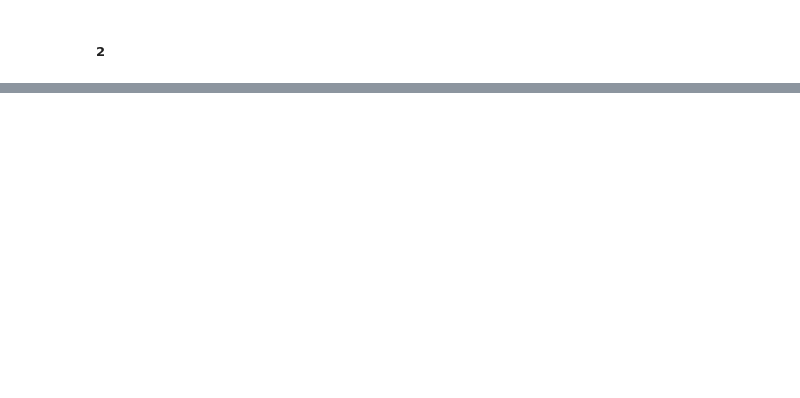
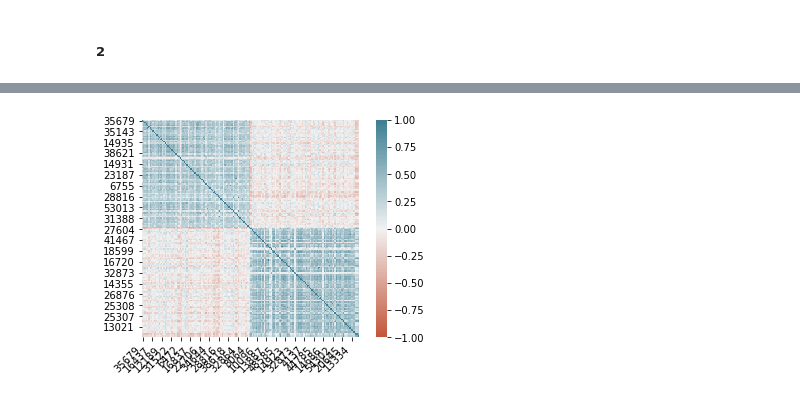
Before and after one commit to Alon-daniel/statistis, a Jupyter notebook: statistics/hw4/hw4.ipynb, the cells around one changed output, grey strips where cells are left out. Cells and saved outputs as stored; diff of their text form; code cells hidden in the pictures; blank space fills up the shorter version.

```diff
--- a/statistics/hw4/hw4.ipynb
+++ b/statistics/hw4/hw4.ipynb
@@ -176,0 +287,3 @@ under null value model wheere the genee should be independent of each other then
+# %%
+only_M = data.iloc[indices].drop(columns=['ID_REF']).T.iloc[labels_boolean].T
+only_M
@@ -176,0 +304,2 @@ under null value model wheere the genee should be independent of each other then
+# %%
+coorelations_M_only = only_M.T.corr(method='kendall')
@@ -176,0 +322,14 @@ under null value model wheere the genee should be independent of each other then
+# %%
+ax = sns.heatmap(
+    coorelations_M_only,
+    vmin=-1, vmax=1, center=0,
+    cmap=sns.diverging_palette(20, 220, n=200),
+    square=True
+)
+ax.set_xticklabels(
+    ax.get_xticklabels(),
+    rotation=45,
+    horizontalalignment='right'
+);
+# %% [output]
+[figure, added]
```
Also changed, not shown: parts of 27 cells of this notebook, 3 other files.
